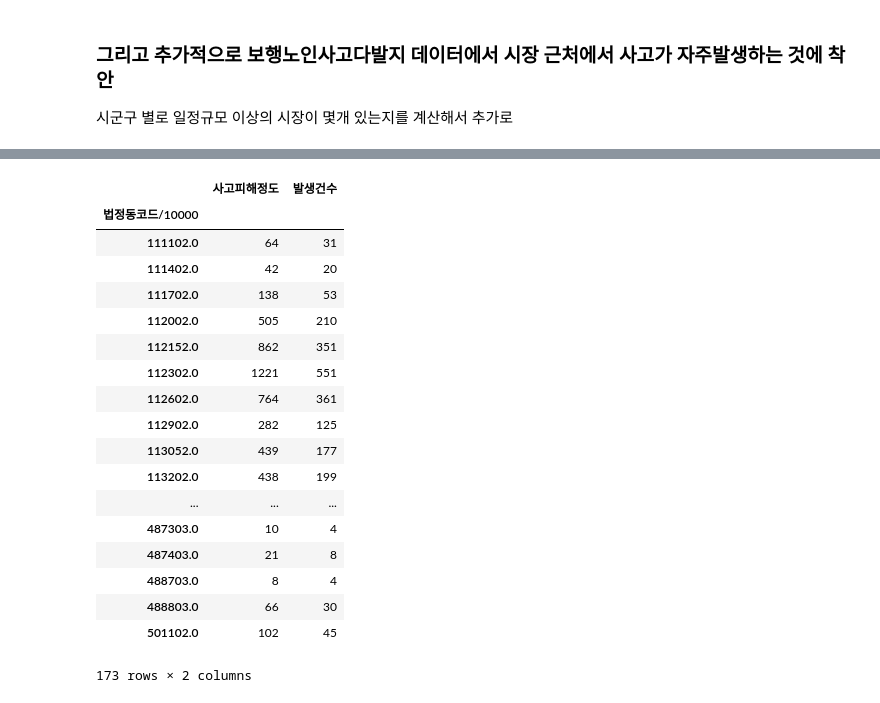
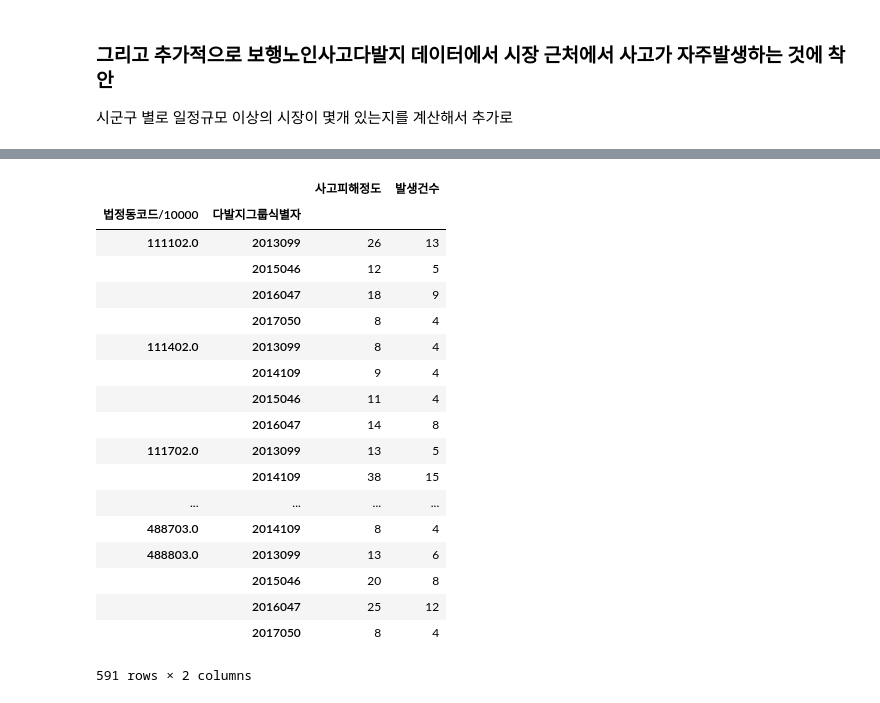
Before and after one commit to parksunwoo/dbs_zero2all, a Jupyter notebook: 9th_week/maps_modeling.ipynb, the cells around one changed output, grey strips where cells are left out. Drawn from its saved outputs; the diff is of its cells as text; code cells hidden in the pictures.

```diff
--- a/9th_week/maps_modeling.ipynb
+++ b/9th_week/maps_modeling.ipynb
@@ -424,24 +413,24 @@ train_schoolzone_sum
 # %%
 train_bikezone["법정동코드/10000"] = np.ceil(train_bikezone.법정동코드/10000)
-train_bikezone_sum = train_bikezone.groupby(['법정동코드/10000']).agg({'사고피해정도': 'sum', '발생건수':'sum'})
+train_bikezone_sum = train_bikezone.groupby(['법정동코드/10000', '다발지그룹식별자']).agg({'사고피해정도': 'sum', '발생건수':'sum'})
 train_bikezone_sum
 # %% [output]
-|  | 사고피해정도 | 발생건수 |
-| 법정동코드/10000 |  |  |
-| 111102.0 | 64 | 31 |
-| 111402.0 | 42 | 20 |
-| 111702.0 | 138 | 53 |
-| 112002.0 | 505 | 210 |
-| 112152.0 | 862 | 351 |
-| 112302.0 | 1221 | 551 |
-| 112602.0 | 764 | 361 |
-| 112902.0 | 282 | 125 |
-| 113052.0 | 439 | 177 |
-| 113202.0 | 438 | 199 |
-| ... | ... | ... |
-| 487303.0 | 10 | 4 |
-| 487403.0 | 21 | 8 |
-| 488703.0 | 8 | 4 |
-| 488803.0 | 66 | 30 |
-| 501102.0 | 102 | 45 |
+|  |  | 사고피해정도 | 발생건수 |
+| 법정동코드/10000 | 다발지그룹식별자 |  |  |
+| 111102.0 | 2013099 | 26 | 13 |
+|  | 2015046 | 12 | 5 |
+|  | 2016047 | 18 | 9 |
+|  | 2017050 | 8 | 4 |
+| 111402.0 | 2013099 | 8 | 4 |
+|  | 2014109 | 9 | 4 |
+|  | 2015046 | 11 | 4 |
+|  | 2016047 | 14 | 8 |
+| 111702.0 | 2013099 | 13 | 5 |
+|  | 2014109 | 38 | 15 |
+| ... | ... | ... | ... |
+| 488703.0 | 2014109 | 8 | 4 |
+| 488803.0 | 2013099 | 13 | 6 |
+|  | 2015046 | 20 | 8 |
+|  | 2016047 | 25 | 12 |
+|  | 2017050 | 8 | 4 |
-173 rows × 2 columns
+591 rows × 2 columns
```
Also changed, not shown: parts of 24 cells of this notebook, 1 other file.
